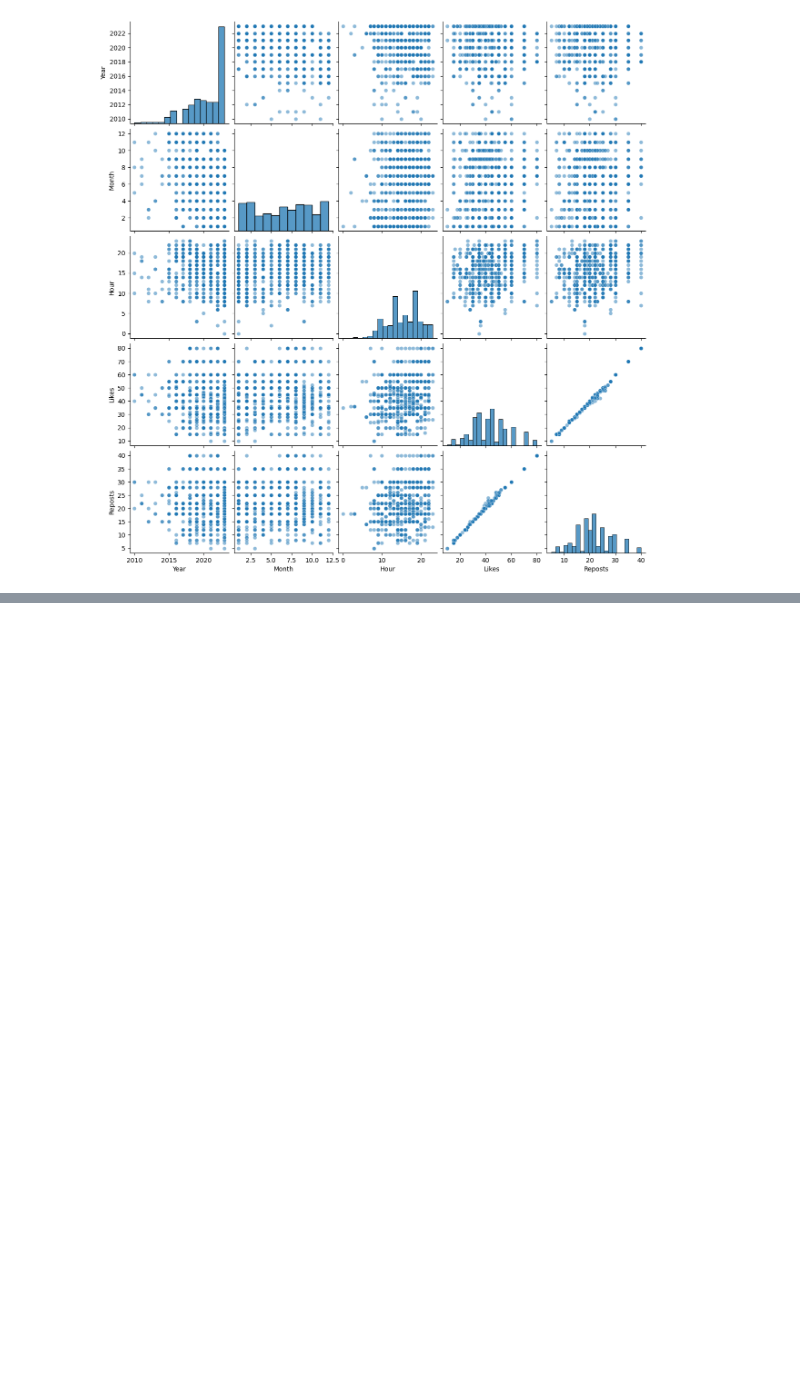
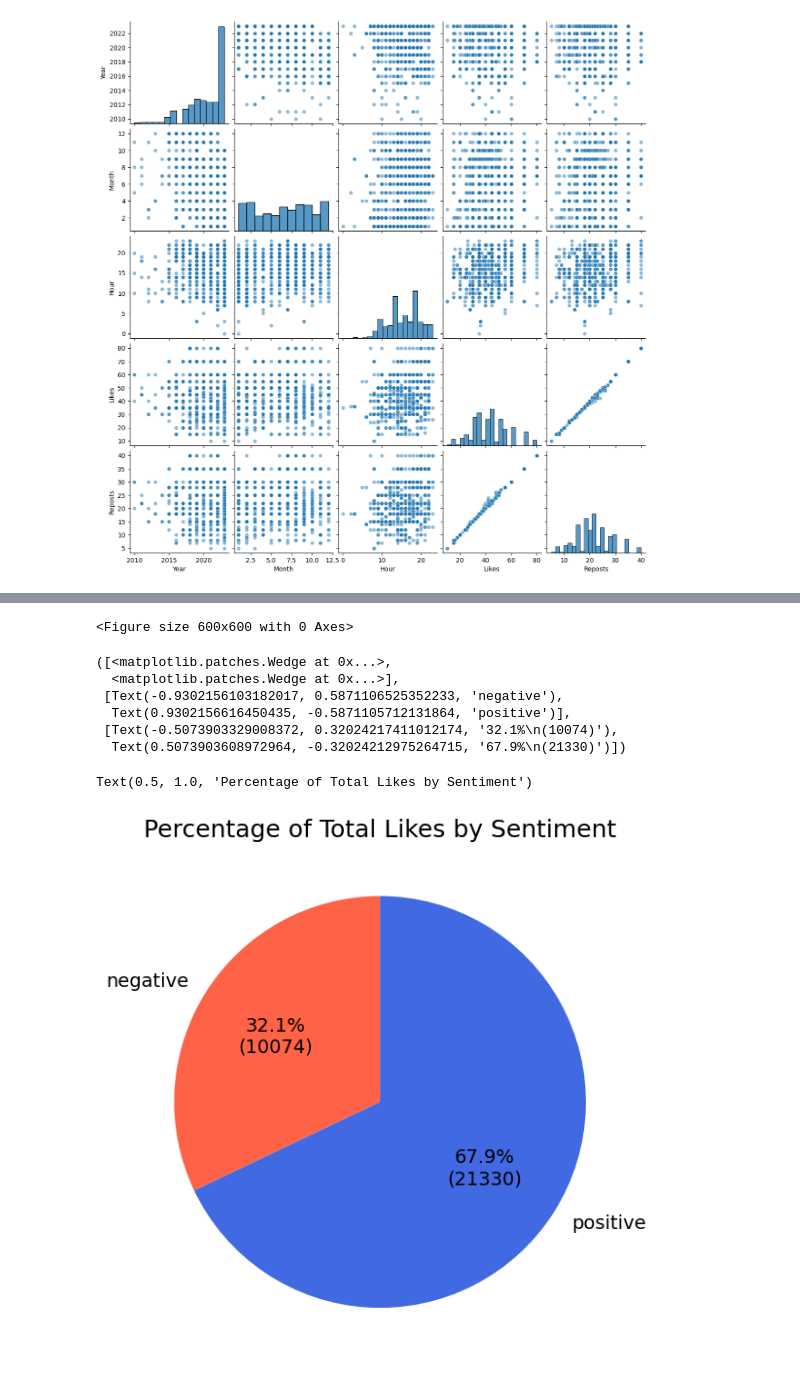
Before and after one commit to ejc9378/DataPoints-DS-Bootcamp-Fall-2025, a Jupyter notebook: Notebook.ipynb, the cells around one changed output, grey strips where cells are left out. Saved outputs shown, nothing was run; the diff lists cells and outputs as text; code cells hidden in the pictures; blank space fills up the shorter version.

```diff
--- a/Notebook.ipynb
+++ b/Notebook.ipynb
@@ -271,0 +473,36 @@ sns.pairplot(df, vars=['Year', 'Month', 'Hour', 'Likes', 'Reposts'], plot_kws={'
+# %%
+# Compute total likes by sentiment
+likes_by_sentiment = df.groupby("Predicted Sentiment")["Likes"].sum()
+
+# Prepare labels and values
+labels = likes_by_sentiment.index
+sizes = likes_by_sentiment.values
+
+def autopct_format(pct):
+    total = sum(sizes)
+    count = int(round(pct * total / 100.0))
+    return f"{pct:.1f}%\n({count})"
+
+# Plot pie chart
+plt.figure(figsize=(6,6))
+plt.pie(
+    sizes,
+    labels=labels,
+    autopct=autopct_format,
+    startangle=90,
+    textprops={"fontsize":14},
+    colors=["tomato", "royalblue"]
+)
+plt.title("Percentage of Total Likes by Sentiment", fontsize='18')
+plt.tight_layout()
+plt.show()
+# %% [output]
+<Figure size 600x600 with 0 Axes>
+([<matplotlib.patches.Wedge at 0x...>,
+  <matplotlib.patches.Wedge at 0x...>],
+ [Text(-0.9302156103182017, 0.5871106525352233, 'negative'),
+  Text(0.9302156616450435, -0.5871105712131864, 'positive')],
+ [Text(-0.5073903329008372, 0.32024217411012174, '32.1%\n(10074)'),
+  Text(0.5073903608972964, -0.32024212975264715, '67.9%\n(21330)')])
+Text(0.5, 1.0, 'Percentage of Total Likes by Sentiment')
+[figure, added]
```
Also changed, not shown: parts of 6 cells of this notebook.
